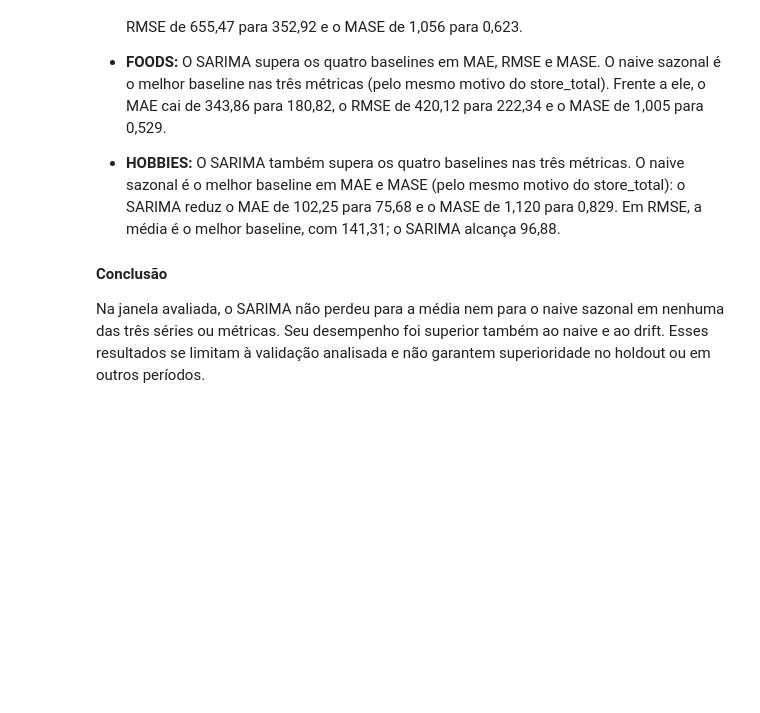
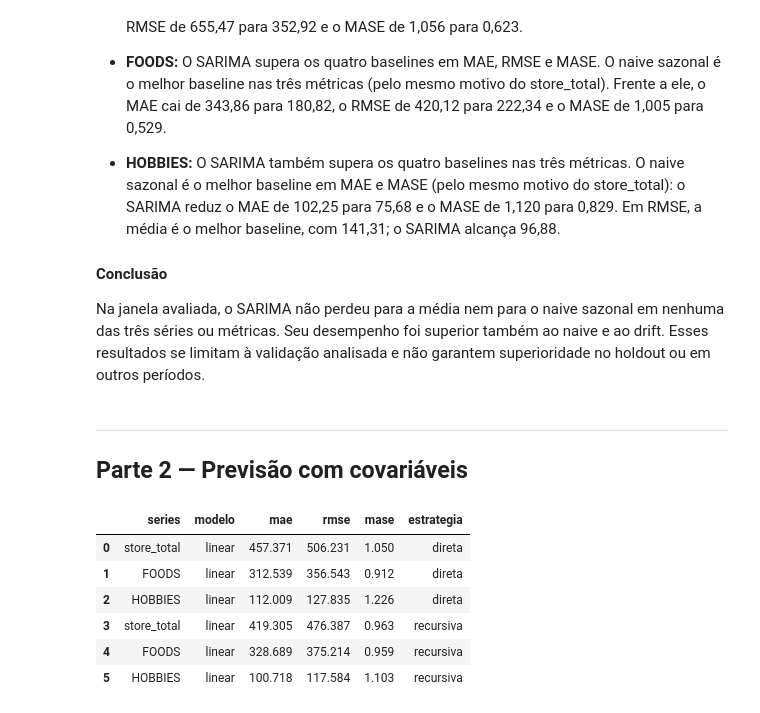
Before and after one commit to mistercapote/time-series-a2-2026, a Jupyter notebook: main.ipynb, the cells around one changed output. Cells and saved outputs as stored; diff of their text form; code cells hidden in the pictures; blank space fills up the shorter version.

```diff
--- a/main.ipynb
+++ b/main.ipynb
@@ -369,3 +371,42 @@ A comparação utiliza MAE, RMSE e MASE na mesma validação de 28 dias (28/03/2
 #### Conclusão
 
 Na janela avaliada, o SARIMA não perdeu para a média nem para o naive sazonal em nenhuma das três séries ou métricas. Seu desempenho foi superior também ao naive e ao drift. Esses resultados se limitam à validação analisada e não garantem superioridade no holdout ou em outros períodos.
+# %% [markdown]
+---
+
+## Parte 2 — Previsão com covariáveis
+# %%
+tabela_treino_task2, tabela_validacao_task2 = features.montar_treino_e_validacao()
+
+# Corte temporal interno no conjunto de treino (origem em 2016-02-28, avaliando de 2016-02-29 a 2016-03-27)
+treino_interno = train_data.iloc[:-28].reset_index(drop=True)
+val_interna = train_data.iloc[-28:].reset_index(drop=True)
+tab_treino_interno = tabela_treino_task2.iloc[:-28].reset_index(drop=True)
+tab_val_interna = tabela_treino_task2.iloc[-28:].reset_index(drop=True)
+
+resultados_interno_direto = model_checking.comparar_metricas(
+    {"linear": lambda s, n: models.prever_linear_com_covariaveis(s, n, tab_treino_interno, tab_val_interna, estrategia="direta")},
+    treino_interno,
+    val_interna,
+    labels,
+)
+resultados_interno_recursivo = model_checking.comparar_metricas(
+    {"linear": lambda s, n: models.prever_linear_com_covariaveis(s, n, tab_treino_interno, tab_val_interna, estrategia="recursiva")},
+    treino_interno,
+    val_interna,
+    labels,
+)
+
+comparacao_linear = pd.concat([
+    pd.DataFrame(resultados_interno_direto).assign(estrategia="direta"),
+    pd.DataFrame(resultados_interno_recursivo).assign(estrategia="recursiva"),
+], ignore_index=True)
+display(comparacao_linear.round(3))
+# %% [output]
+|  | series | modelo | mae | rmse | mase | estrategia |
+| 0 | store_total | linear | 457.371 | 506.231 | 1.050 | direta |
+| 1 | FOODS | linear | 312.539 | 356.543 | 0.912 | direta |
+| 2 | HOBBIES | linear | 112.009 | 127.835 | 1.226 | direta |
+| 3 | store_total | linear | 419.305 | 476.387 | 0.963 | recursiva |
+| 4 | FOODS | linear | 328.689 | 375.214 | 0.959 | recursiva |
+| 5 | HOBBIES | linear | 100.718 | 117.584 | 1.103 | recursiva |
```
Also changed, not shown: parts of 12 cells of this notebook, 10 other files.
